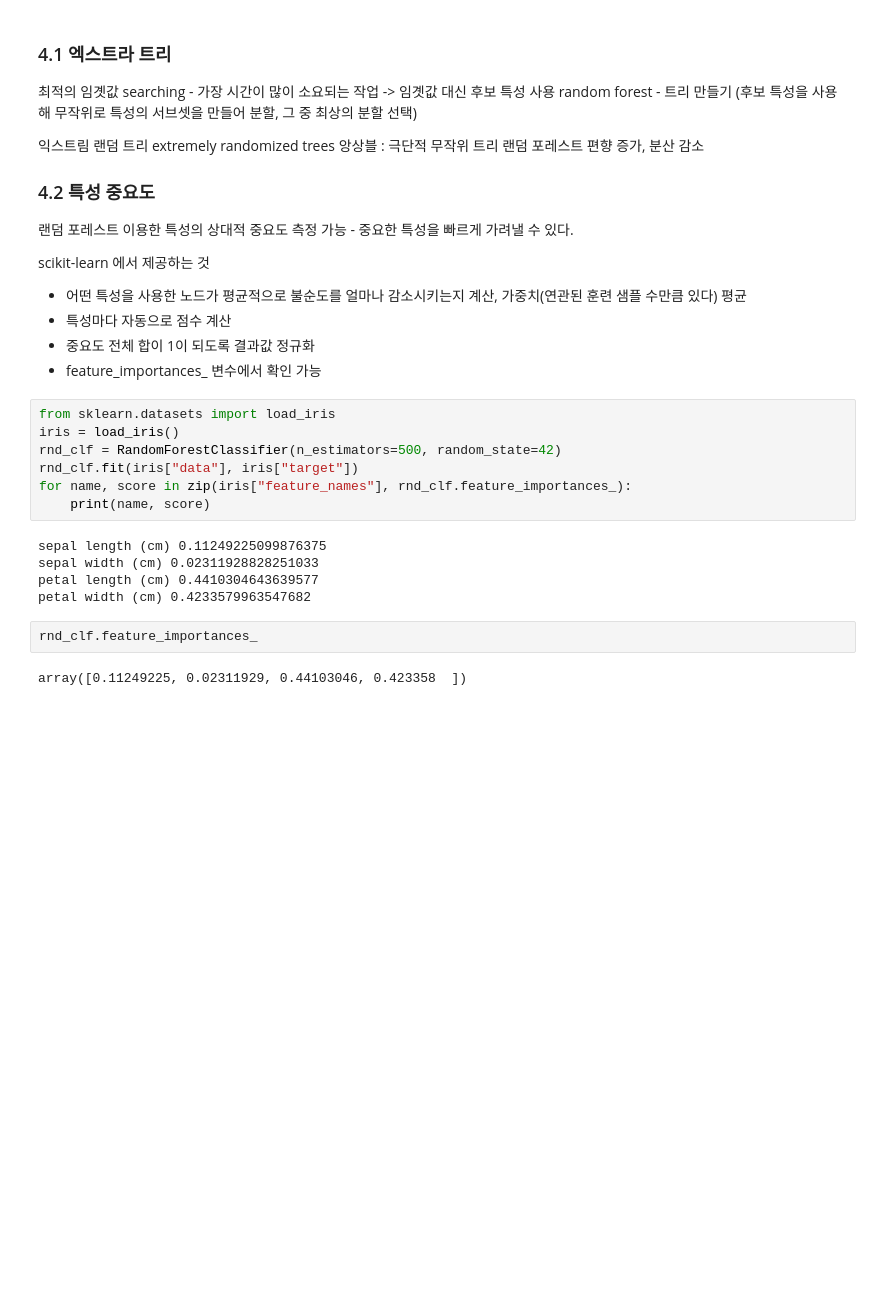
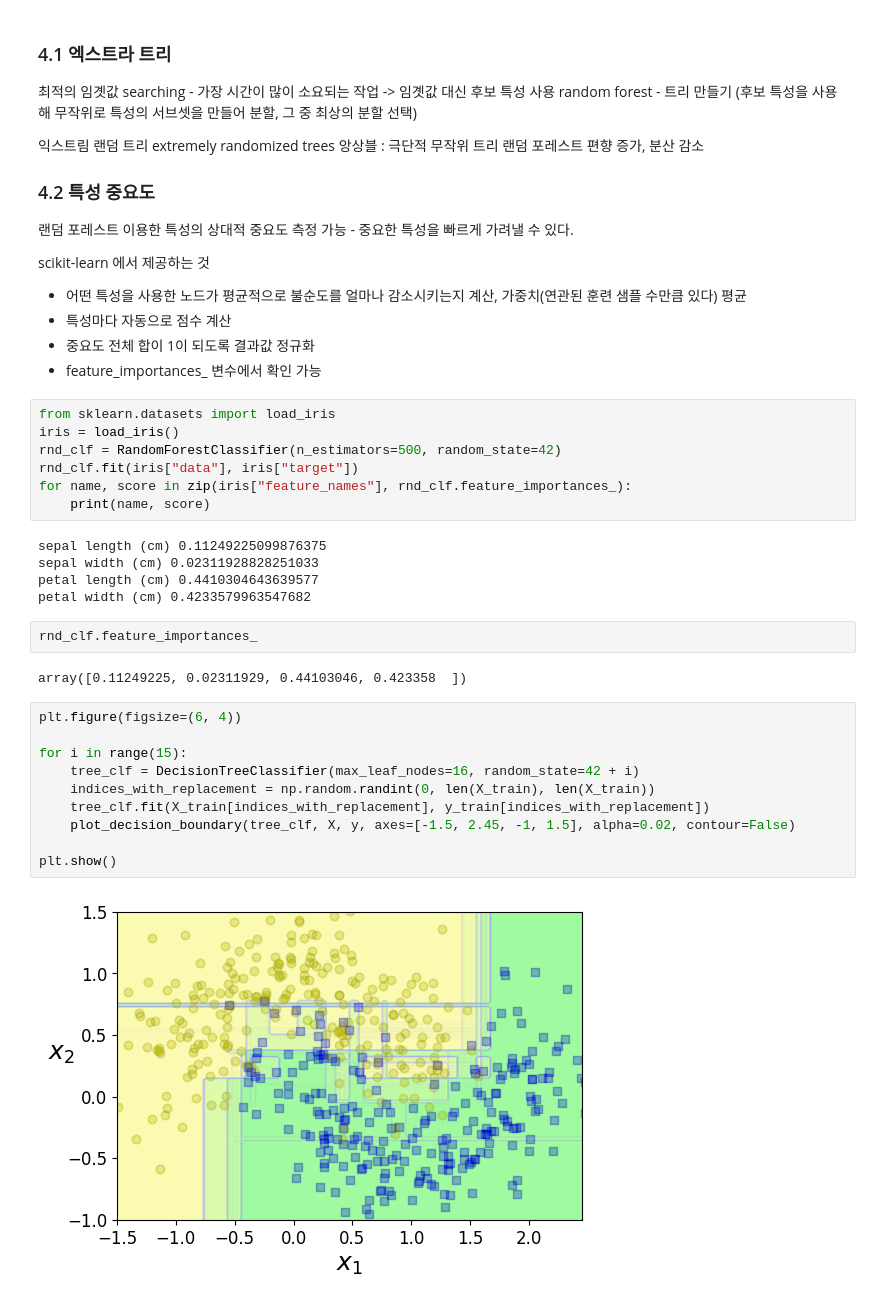
Before and after one commit to gahyunson/handson-ml, a Jupyter notebook: 07_ensemble_randomforest.ipynb, the cells around one changed output. Drawn from its saved outputs; the diff is of its cells as text; blank space fills up the shorter version.

```diff
--- a/07_ensemble_randomforest.ipynb
+++ b/07_ensemble_randomforest.ipynb
@@ -311,3 +311,15 @@ petal width (cm) 0.4233579963547682
 rnd_clf.feature_importances_
 # %% [output]
 array([0.11249225, 0.02311929, 0.44103046, 0.423358  ])
+# %%
+plt.figure(figsize=(6, 4))
+
+for i in range(15):
+    tree_clf = DecisionTreeClassifier(max_leaf_nodes=16, random_state=42 + i)
+    indices_with_replacement = np.random.randint(0, len(X_train), len(X_train))
+    tree_clf.fit(X_train[indices_with_replacement], y_train[indices_with_replacement])
+    plot_decision_boundary(tree_clf, X, y, axes=[-1.5, 2.45, -1, 1.5], alpha=0.02, contour=False)
+
+plt.show()
+# %% [output]
+[figure, added]
```
Also changed, not shown: parts of 34 cells of this notebook, 1 other file.
